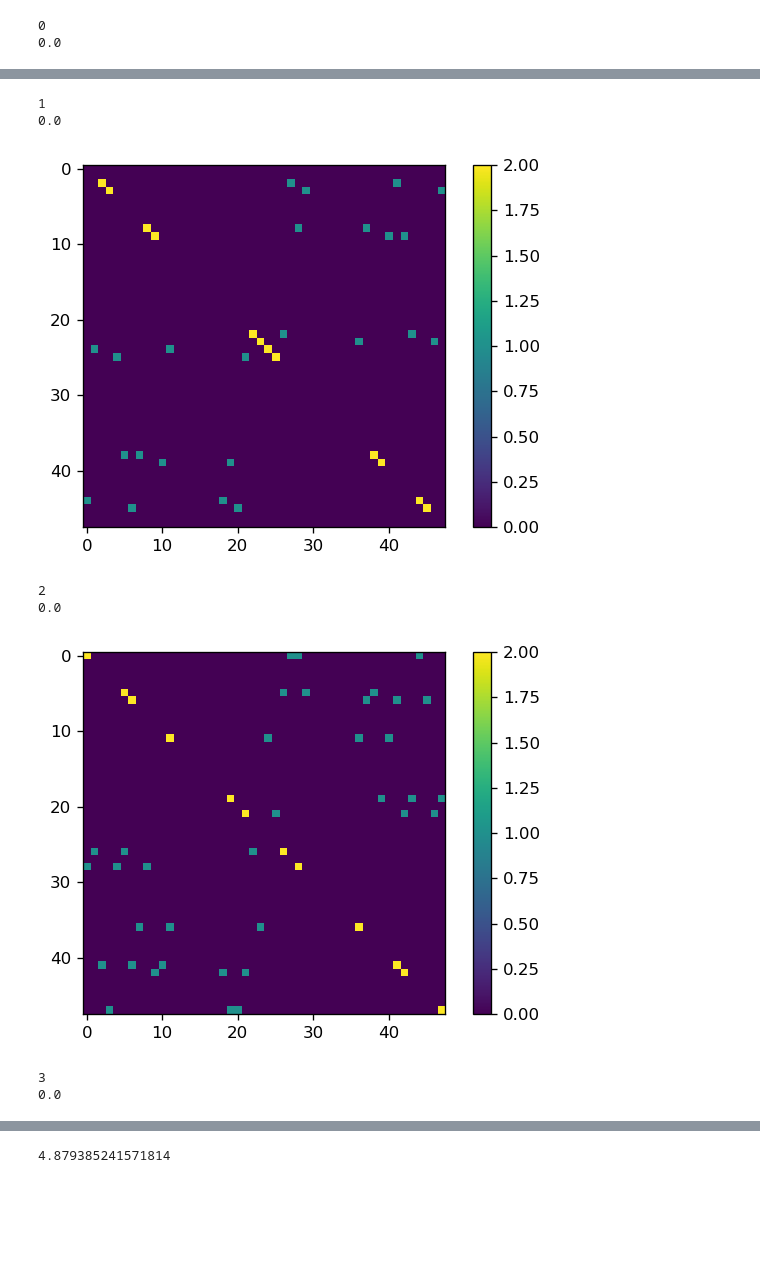
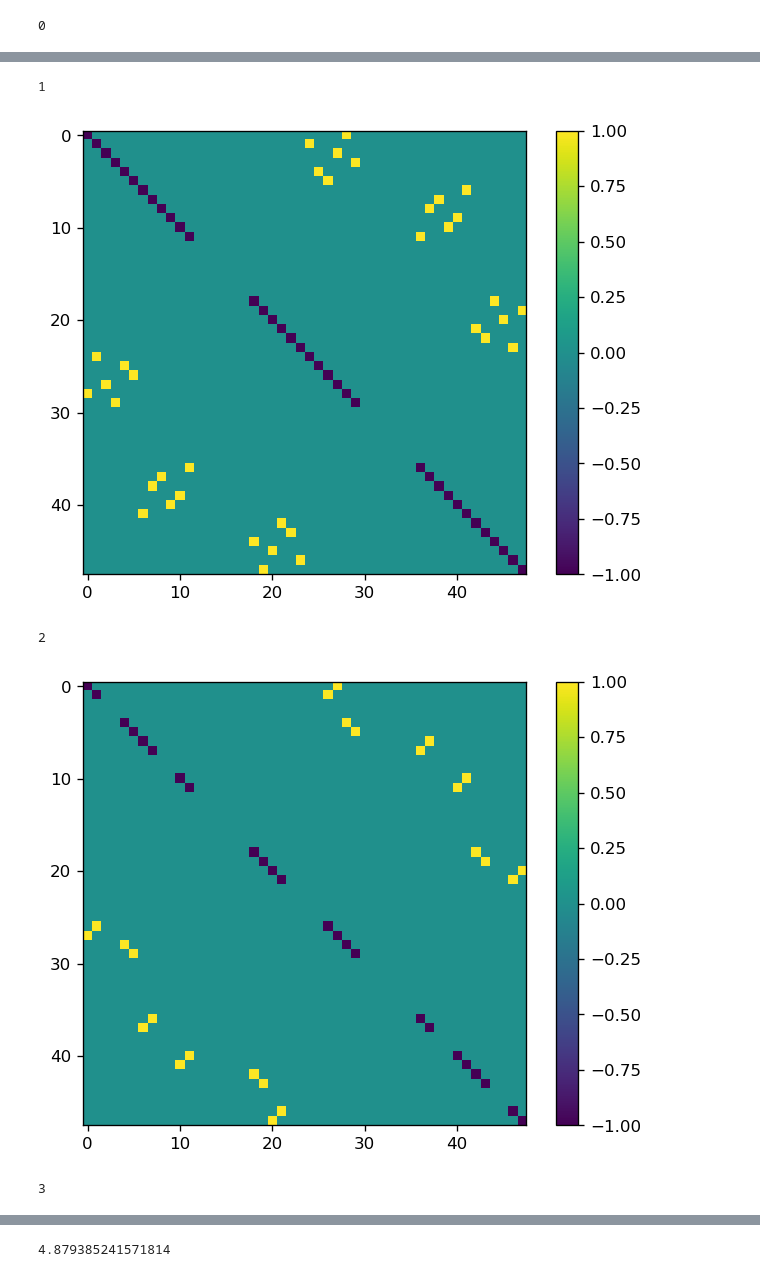
Before and after one commit to blake-holman/ED_Adversaries, a Jupyter notebook: garbage.ipynb, the cells around one changed output, grey strips where cells are left out. Cells and saved outputs as stored; diff of their text form; code cells hidden in the pictures; blank space fills up the shorter version.

```diff
--- a/garbage.ipynb
+++ b/garbage.ipynb
@@ -70,14 +70,16 @@ def cycle_mat_l(cycles, assignment, i):
 
     return mat
 
-def cycle_mat_k(cycles, k):
+def cycle_mat_k(cycles, assignment, k):
     mat = np.zeros((len(cycles), len(cycles)))
     for cycle in cycles:
         for l in range(k+1, len(cycles[0])-1):
-            # print(l)
+            # print('l', l, cycle[l])
             if cycle[l][1] == '0':
                 cycle2 = shift(cycle, l, k)
-                mat[cycles.index(cycle), cycles.index(cycle2)] = 1
+                # print('here', cycles.index(cycle),cycles.index(cycle2))
+                mat[assignment[cycle], assignment[cycle2]] = 1
+                # print('max', np.max(mat))
     return mat
 
 # print(special_cycles)
@@ -96,7 +98,8 @@ special_cycles, assignment = get_special_cycles(n,m)
 # print(special_cycles)
 # print(assignment)
 # %%
-# k_mats = [cycle_mat_k(special_cycles, k) for k in range(n*m-2)]
-# k_sum = np.sum(k_mats, 0)
-l_mats = [cycle_mat_l(special_cycles, assignment, l) for l in range(1, n*m-1)]
-l_sum = np.sum(l_mats, 0)
+k_mats = [cycle_mat_k(special_cycles,assignment, k) for k in range(n*m-2)]
+k_sum = np.sum(k_mats, 0)
+print('done')
+# l_mats = [cycle_mat_l(special_cycles, assignment, l) for l in range(1, n*m-1)]
+# l_sum = np.sum(l_mats, 0)
@@ -103,12 +117,17 @@ l_sum = np.sum(l_mats, 0)
 # %%
 # plt.imshow(k_sum)
 # plt.show()
-for l in range(len(l_mats)):
-    print(l)
-    print(np.min(np.linalg.eigvals(l_mats[l])))
-    plt.imshow(l_mats[l])
+for k in range(len(k_mats)):
+    print(k)
+    reduced = k_mats[k]
+    # L =np.linalg.cholesky(1*np.eye(reduced.shape[0])+reduced)
+    # print(set(np.round(L, 7).flatten()))
+    # print(np.min(np.linalg.eigvals())
+    plt.imshow(reduced-reduced@reduced)
     plt.colorbar()
     plt.show()
+    # plt.imshow(np.linalg.eig(reduced)[1])
+    # plt.colorbar()
+    # plt.show()
 # %% [output]
 0
-0.0
@@ -116,8 +135,5 @@ for l in range(len(l_mats)):
 1
-0.0
-[figure, old version]
+[figure, new version]
 2
-0.0
-[figure, old version]
+[figure, new version]
 3
-0.0
```
Also changed, not shown: parts of 6 cells of this notebook.
